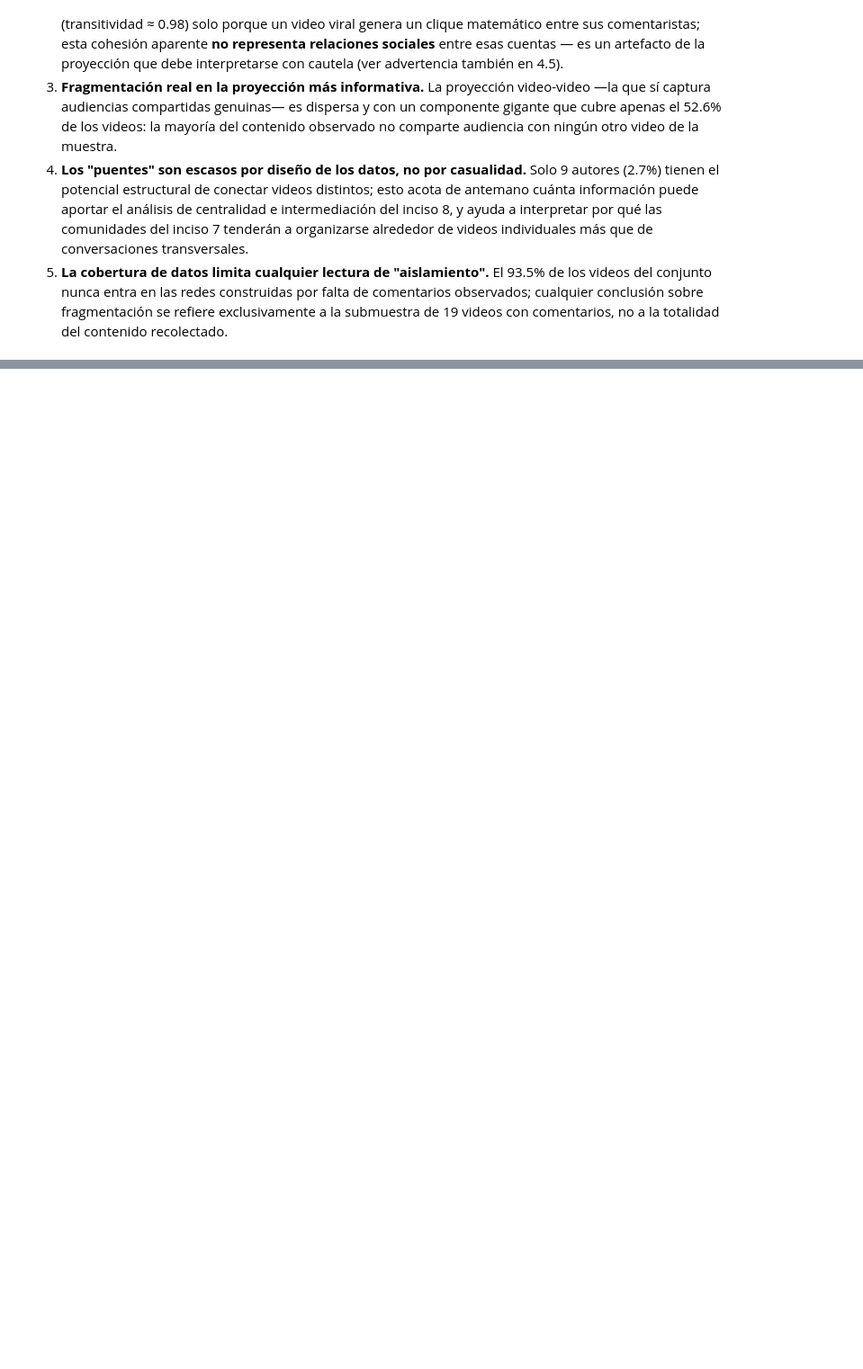
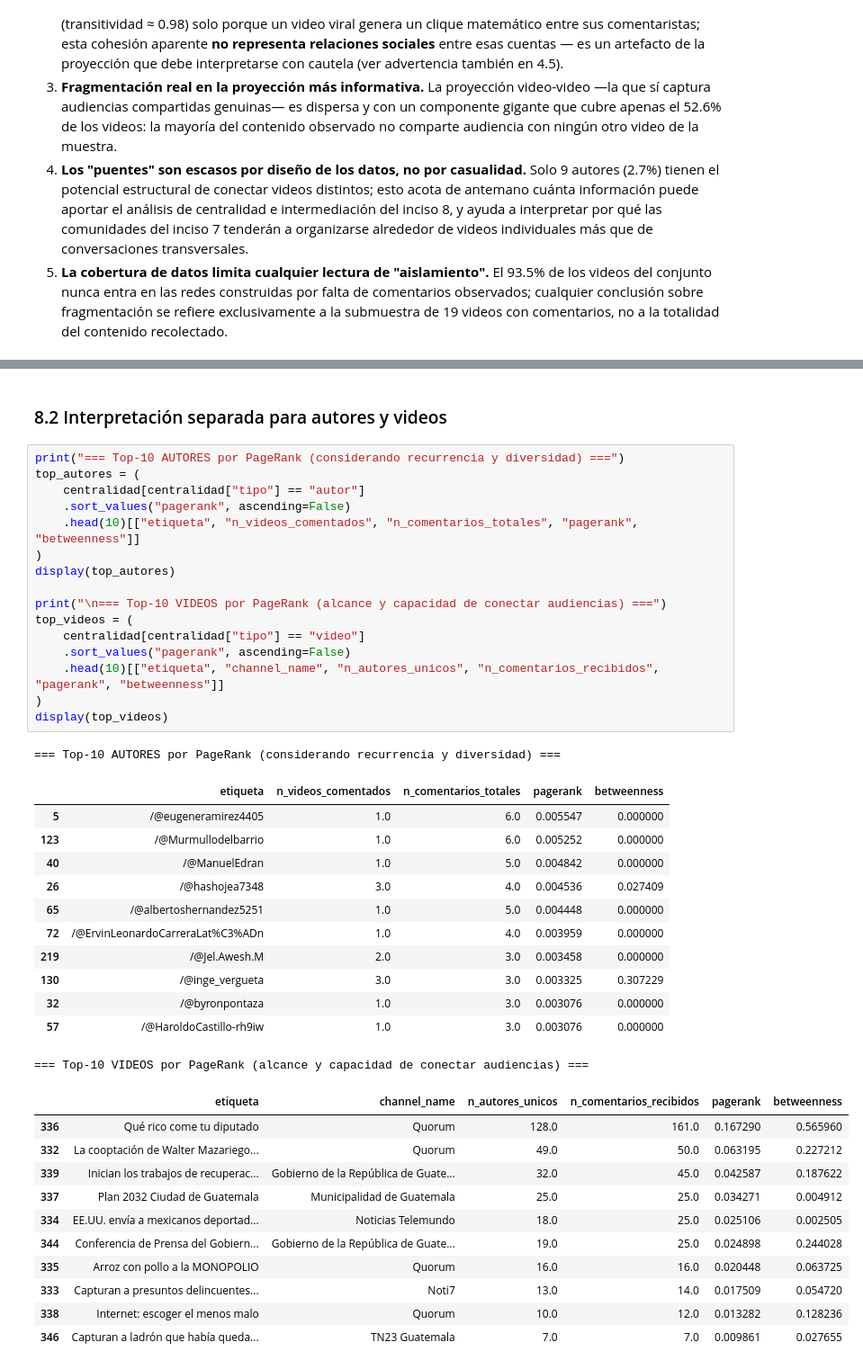
Before and after one commit to Ikeel04/Labs-DS, a Jupyter notebook: Lab6/Laboratorio6.ipynb, the cells around one changed output, grey strips where cells are left out. Shown at 90% size. Saved outputs shown, nothing was run; the diff lists cells and outputs as text; blank space fills up the shorter version.

```diff
--- a/Lab6/Laboratorio6.ipynb
+++ b/Lab6/Laboratorio6.ipynb
@@ -2262,0 +2444,43 @@ Integrando los resultados de 6.1–6.3, el conjunto de datos describe una red de
+# %% [markdown]
+### 8.2 Interpretación separada para autores y videos
+# %%
+print("=== Top-10 AUTORES por PageRank (considerando recurrencia y diversidad) ===")
+top_autores = (
+    centralidad[centralidad["tipo"] == "autor"]
+    .sort_values("pagerank", ascending=False)
+    .head(10)[["etiqueta", "n_videos_comentados", "n_comentarios_totales", "pagerank", "betweenness"]]
+)
+display(top_autores)
+
+print("\n=== Top-10 VIDEOS por PageRank (alcance y capacidad de conectar audiencias) ===")
+top_videos = (
+    centralidad[centralidad["tipo"] == "video"]
+    .sort_values("pagerank", ascending=False)
+    .head(10)[["etiqueta", "channel_name", "n_autores_unicos", "n_comentarios_recibidos", "pagerank", "betweenness"]]
+)
+display(top_videos)
+# %% [output]
+=== Top-10 AUTORES por PageRank (considerando recurrencia y diversidad) ===
+|  | etiqueta | n_videos_comentados | n_comentarios_totales | pagerank | betweenness |
+| 5 | /@eugeneramirez4405 | 1.0 | 6.0 | 0.005547 | 0.000000 |
+| 123 | /@Murmullodelbarrio | 1.0 | 6.0 | 0.005252 | 0.000000 |
+| 40 | /@ManuelEdran | 1.0 | 5.0 | 0.004842 | 0.000000 |
+| 26 | /@hashojea7348 | 3.0 | 4.0 | 0.004536 | 0.027409 |
+| 65 | /@albertoshernandez5251 | 1.0 | 5.0 | 0.004448 | 0.000000 |
+| 72 | /@ErvinLeonardoCarreraLat%C3%ADn | 1.0 | 4.0 | 0.003959 | 0.000000 |
+| 219 | /@Jel.Awesh.M | 2.0 | 3.0 | 0.003458 | 0.000000 |
+| 130 | /@inge_vergueta | 3.0 | 3.0 | 0.003325 | 0.307229 |
+| 32 | /@byronpontaza | 1.0 | 3.0 | 0.003076 | 0.000000 |
+| 57 | /@HaroldoCastillo-rh9iw | 1.0 | 3.0 | 0.003076 | 0.000000 |
+=== Top-10 VIDEOS por PageRank (alcance y capacidad de conectar audiencias) ===
+|  | etiqueta | channel_name | n_autores_unicos | n_comentarios_recibidos | pagerank | betweenness |
+| 336 | Qué rico come tu diputado | Quorum | 128.0 | 161.0 | 0.167290 | 0.565960 |
+| 332 | La cooptación de Walter Mazariego... | Quorum | 49.0 | 50.0 | 0.063195 | 0.227212 |
+| 339 | Inician los trabajos de recuperac... | Gobierno de la República de Guate... | 32.0 | 45.0 | 0.042587 | 0.187622 |
+| 337 | Plan 2032 Ciudad de Guatemala | Municipalidad de Guatemala | 25.0 | 25.0 | 0.034271 | 0.004912 |
+| 334 | EE.UU. envía a mexicanos deportad... | Noticias Telemundo | 18.0 | 25.0 | 0.025106 | 0.002505 |
+| 344 | Conferencia de Prensa del Gobiern... | Gobierno de la República de Guate... | 19.0 | 25.0 | 0.024898 | 0.244028 |
+| 335 | Arroz con pollo a la MONOPOLIO | Quorum | 16.0 | 16.0 | 0.020448 | 0.063725 |
+| 333 | Capturan a presuntos delincuentes... | Noti7 | 13.0 | 14.0 | 0.017509 | 0.054720 |
+| 338 | Internet: escoger el menos malo | Quorum | 10.0 | 12.0 | 0.013282 | 0.128236 |
+| 346 | Capturan a ladrón que había queda... | TN23 Guatemala | 7.0 | 7.0 | 0.009861 | 0.027655 |
```
Also changed, not shown: parts of 45 cells of this notebook.
